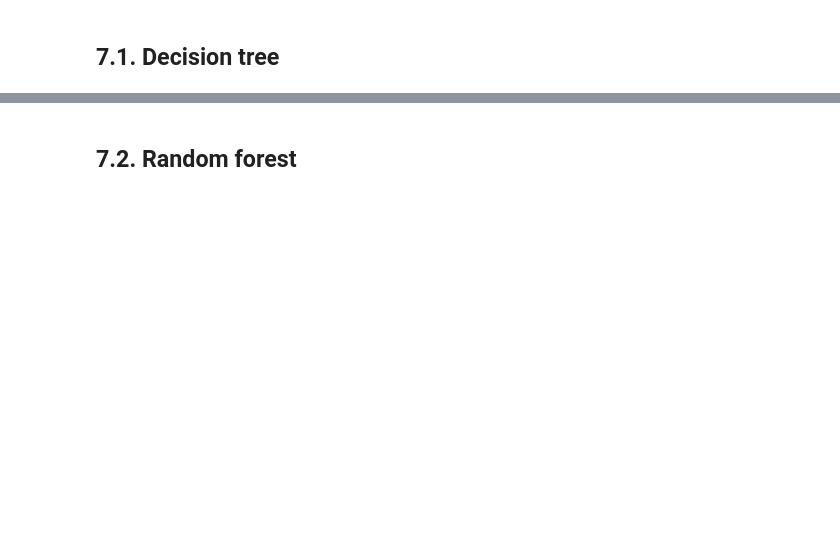
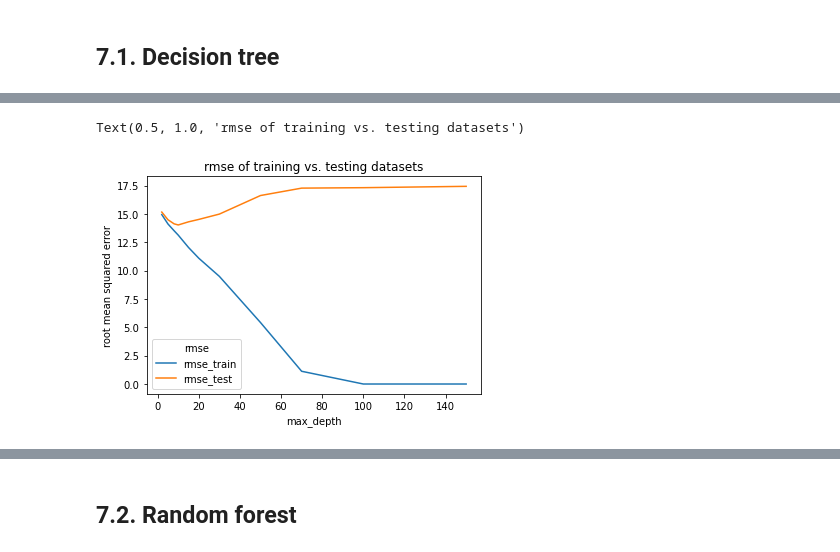
Before and after one commit to Au-Jonathan/New-York-Taxi-Analysis, a Jupyter notebook: NY_Taxi_Full.ipynb, the cells around one changed output, grey strips where cells are left out. Cells and saved outputs as stored; diff of their text form; code cells hidden in the pictures; blank space fills up the shorter version.

```diff
--- a/NY_Taxi_Full.ipynb
+++ b/NY_Taxi_Full.ipynb
@@ -1016,0 +1135,25 @@ nyc_taxi_with_weather.head()
+# %%
+X_train_overfit = X_train
+y_train_overfit = y_train
+
+X_test_overfit = X_test
+y_test_overfit = y_test
+# %%
+rmse_scores = {'max_depth':[],'rmse_train':[],'rmse_test':[]}
+
+for md in [2, 5, 8, 10, 15, 20, 30, 50, 70, 100, 150]:
+    print(md)
+    decision_tree_overfit = DecisionTreeRegressor(max_depth=md)
+    decision_tree_overfit.fit(X_train_overfit, y_train_overfit)
+
+    model_at_hand_overfit = decision_tree_overfit
+##Training Error
+    y_pred_train = decision_tree_overfit.predict(X_train_overfit)
+    rmse_train = sqrt(mean_squared_error(y_train_overfit, y_pred_train))
+##Test Error
+    y_pred_test = decision_tree_overfit.predict(X_test_overfit)
+    rmse_test = sqrt(mean_squared_error(y_test_overfit, y_pred_test))
+##We can make a dataframe for the following three rmse_scores
+    rmse_scores['max_depth'].append(md)
+    rmse_scores['rmse_train'].append(rmse_train)
+    rmse_scores['rmse_test'].append(rmse_test)
@@ -1016,0 +1187,9 @@ nyc_taxi_with_weather.head()
+# %%
+import seaborn as sns
+df=pd.DataFrame.from_dict(rmse_scores)
+df = df.melt('max_depth', value_name='root mean squared error',var_name='rmse')
+axx=sns.lineplot(data=df,x='max_depth',y='root mean squared error',hue='rmse')
+axx.set_title('rmse of training vs. testing datasets')
+# %% [output]
+Text(0.5, 1.0, 'rmse of training vs. testing datasets')
+[figure, added]
```
Also changed, not shown: parts of 45 cells of this notebook, 1 other file.
